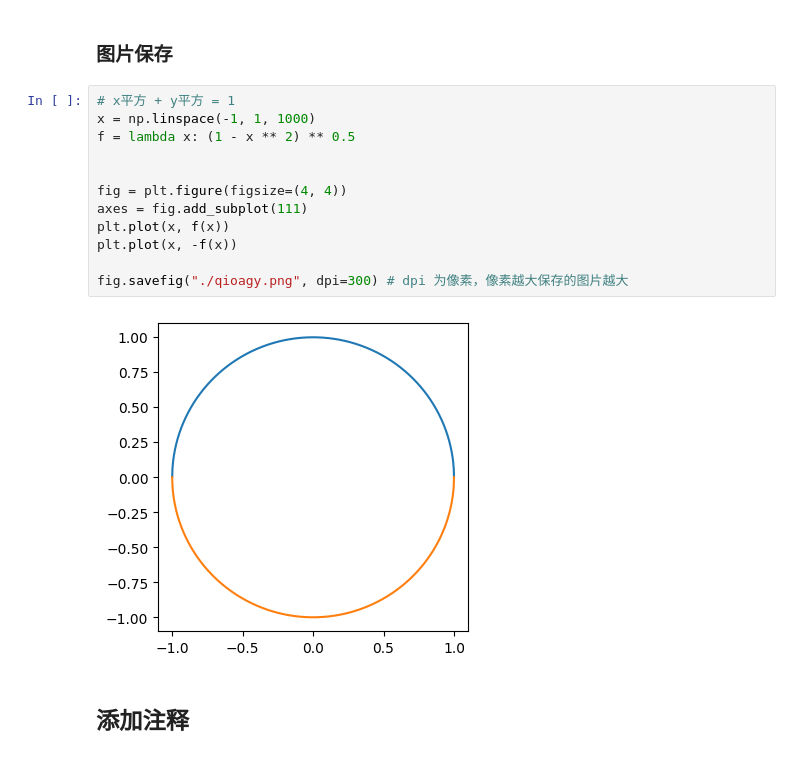
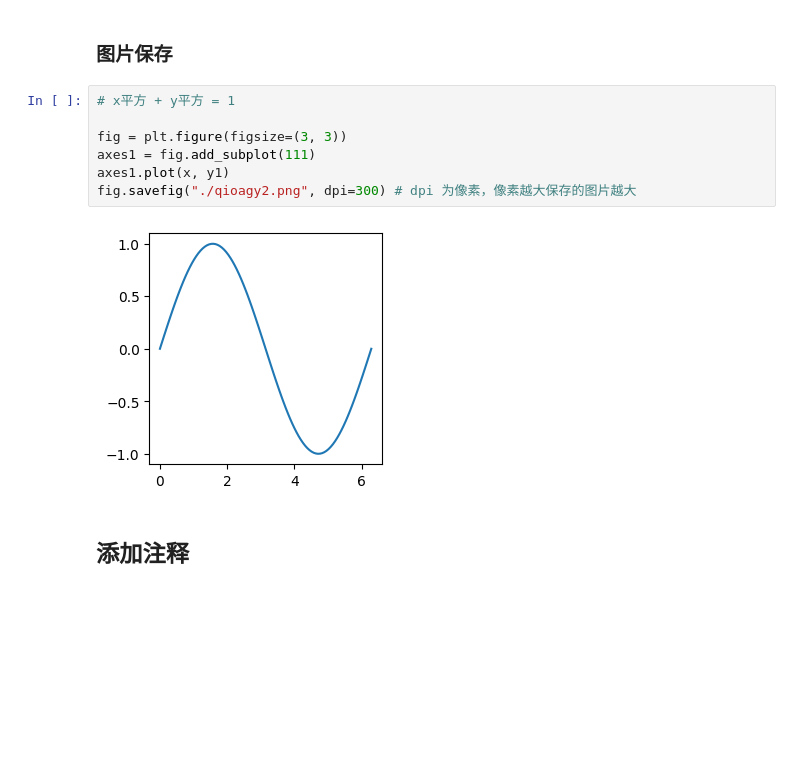
Before and after one commit to qiaogy91/pySkill, a Jupyter notebook: matplotlib绘图/Matplotlib绘图.ipynb, the cells around one changed output. Drawn from its saved outputs; the diff is of its cells as text; blank space fills up the shorter version.

```diff
--- a/matplotlib绘图/Matplotlib绘图.ipynb
+++ b/matplotlib绘图/Matplotlib绘图.ipynb
@@ -89,17 +92,12 @@ Text(0.5, 1.0, 'COS(X)')
 ### 图片保存
 # %%
 # x平方 + y平方 = 1
-x = np.linspace(-1, 1, 1000)
-f = lambda x: (1 - x ** 2) ** 0.5
 
-
-fig = plt.figure(figsize=(4, 4))
-axes = fig.add_subplot(111)
-plt.plot(x, f(x))
-plt.plot(x, -f(x))
-
-fig.savefig("./qioagy.png", dpi=300) # dpi 为像素，像素越大保存的图片越大
+fig = plt.figure(figsize=(3, 3))
+axes1 = fig.add_subplot(111)
+axes1.plot(x, y1)
+fig.savefig("./qioagy2.png", dpi=300) # dpi 为像素，像素越大保存的图片越大
 # %% [output]
-[figure, old version]
+[figure, new version]
 # %% [markdown]
 ## 添加注释
```
Also changed, not shown: parts of 25 cells of this notebook, 3 other files.
